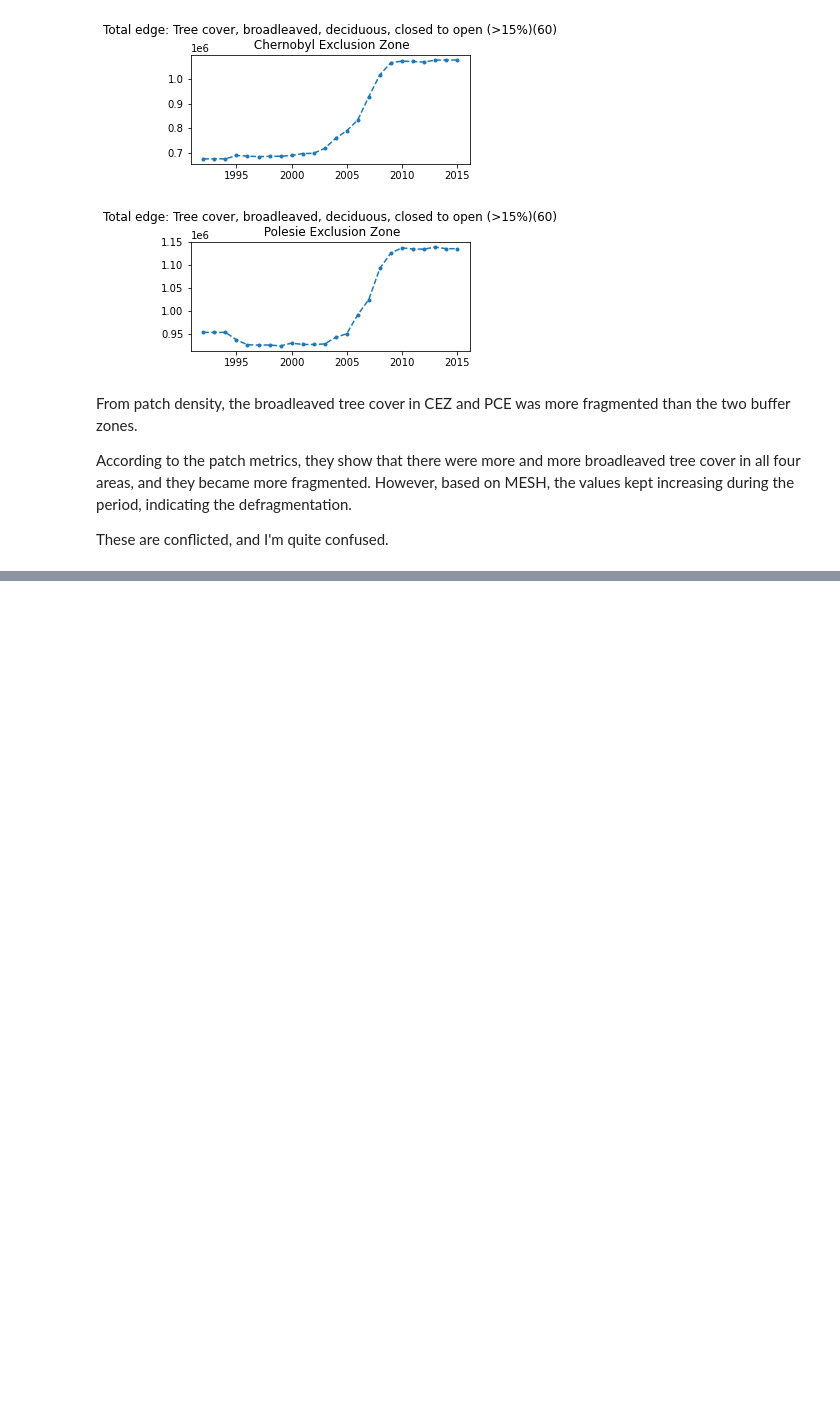
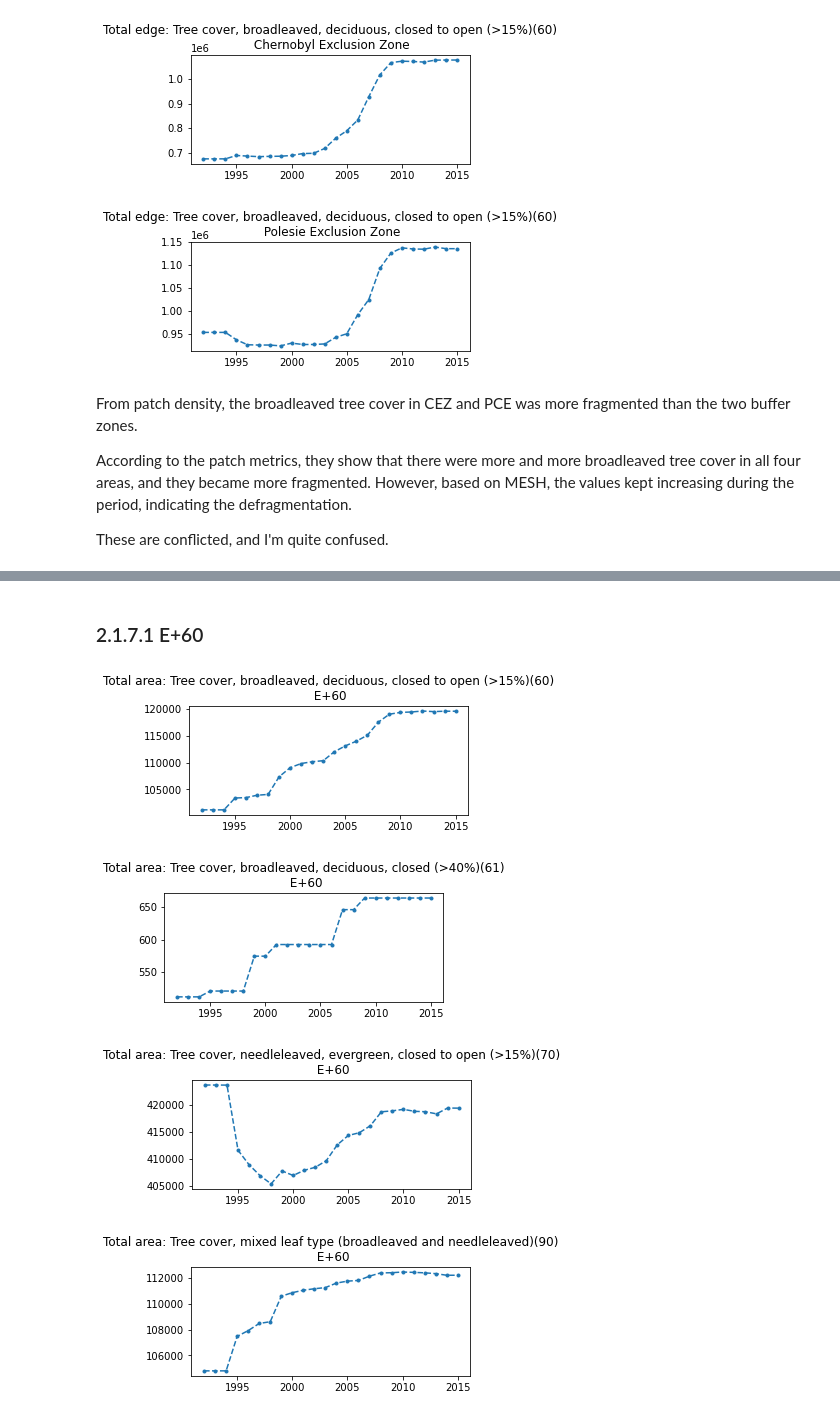
Before and after one commit to ai4er-cdt/geograph, a Jupyter notebook: notebooks/exploratory/lyl-4-ROI-time-series-analysis-class-metrics.ipynb, the cells around one changed output, grey strips where cells are left out. Drawn from its saved outputs; the diff is of its cells as text; code cells hidden in the pictures; blank space fills up the shorter version.

Commit message:
exp: plotting analysis

```diff
--- a/notebooks/exploratory/lyl-4-ROI-time-series-analysis-class-metrics.ipynb
+++ b/notebooks/exploratory/lyl-4-ROI-time-series-analysis-class-metrics.ipynb
@@ -456,0 +466,12 @@ These are conflicted, and I'm quite confused.
+# %% [markdown]
+### 2.1.7.1 E+60
+# %%
+display_class_metric("E+60", 60, "total_area")
+display_class_metric("E+60", 61, "total_area")
+display_class_metric("E+60", 70, "total_area")
+display_class_metric("E+60", 90, "total_area")
+# %% [output]
+[figure, added]
+[figure, added]
+[figure, added]
+[figure, added]
```
Also changed, not shown: parts of 30 cells of this notebook.
